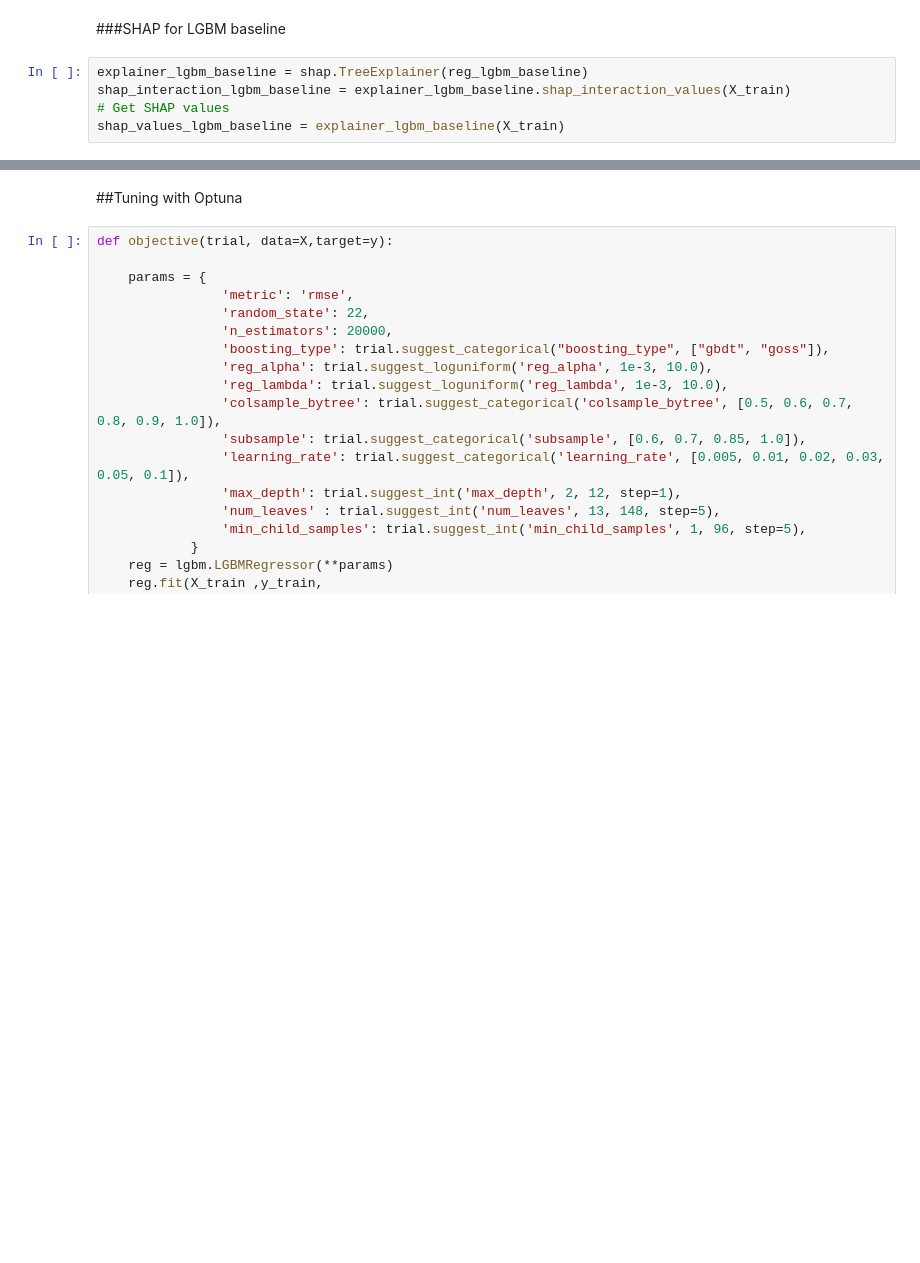
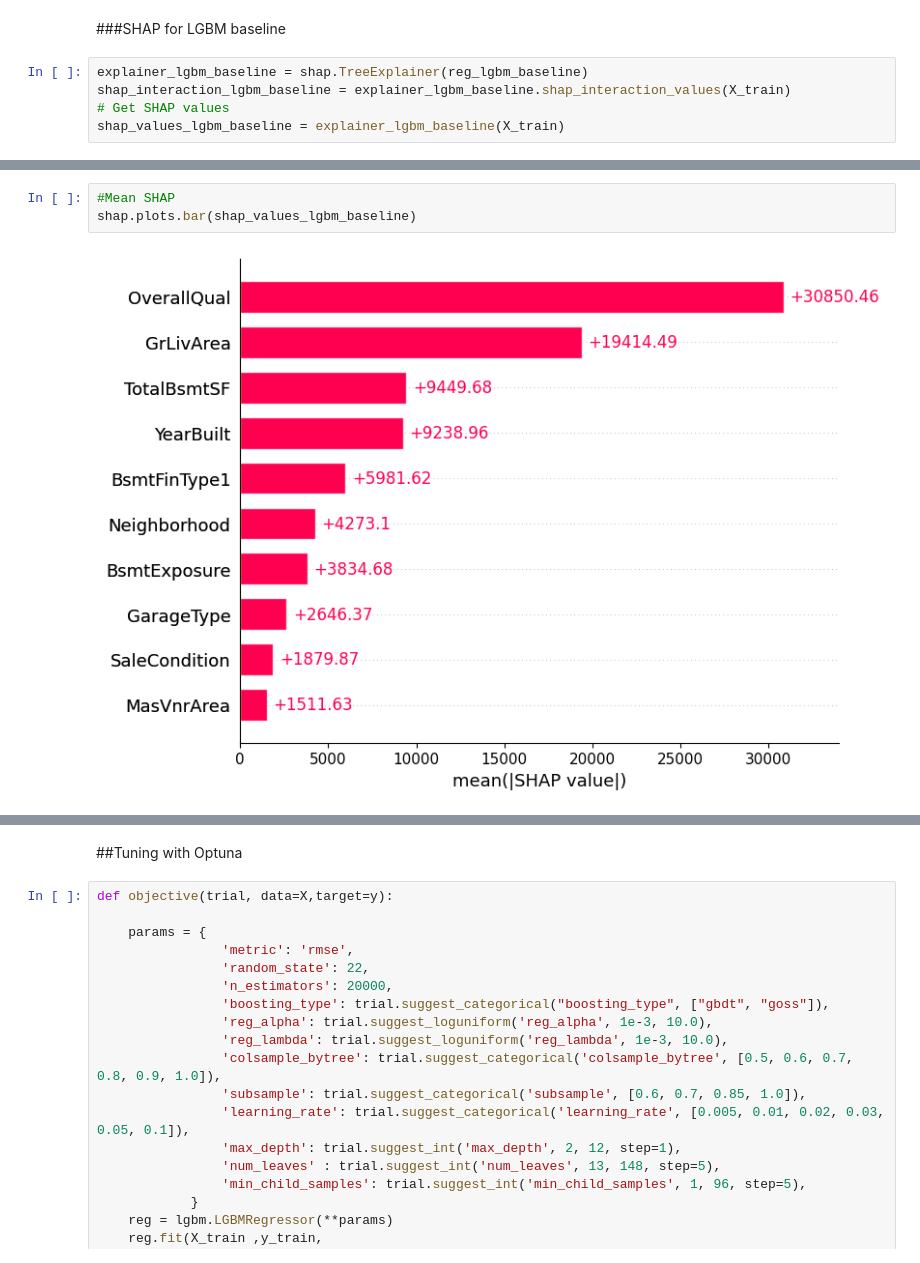
Before and after one commit to aye-thuzar/CS634Project, a Jupyter notebook: CS634Project_Milestone3_AyeThuzar.ipynb, the cells around one changed output, grey strips where cells are left out. Cells and saved outputs as stored; diff of their text form; blank space fills up the shorter version.

```diff
--- a/CS634Project_Milestone3_AyeThuzar.ipynb
+++ b/CS634Project_Milestone3_AyeThuzar.ipynb
@@ -592,0 +598,5 @@ shap_values_lgbm_baseline = explainer_lgbm_baseline(X_train)
+# %%
+#Mean SHAP
+shap.plots.bar(shap_values_lgbm_baseline)
+# %% [output]
+[figure, added]
```
Also changed, not shown: parts of 6 cells of this notebook.
